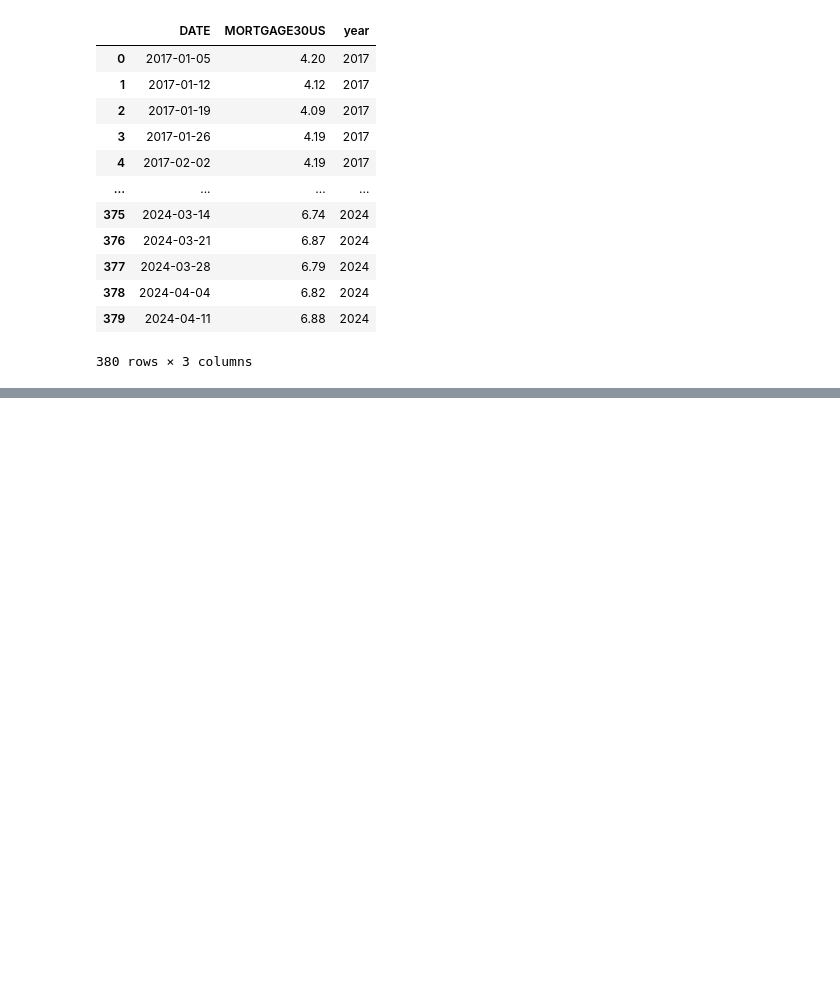
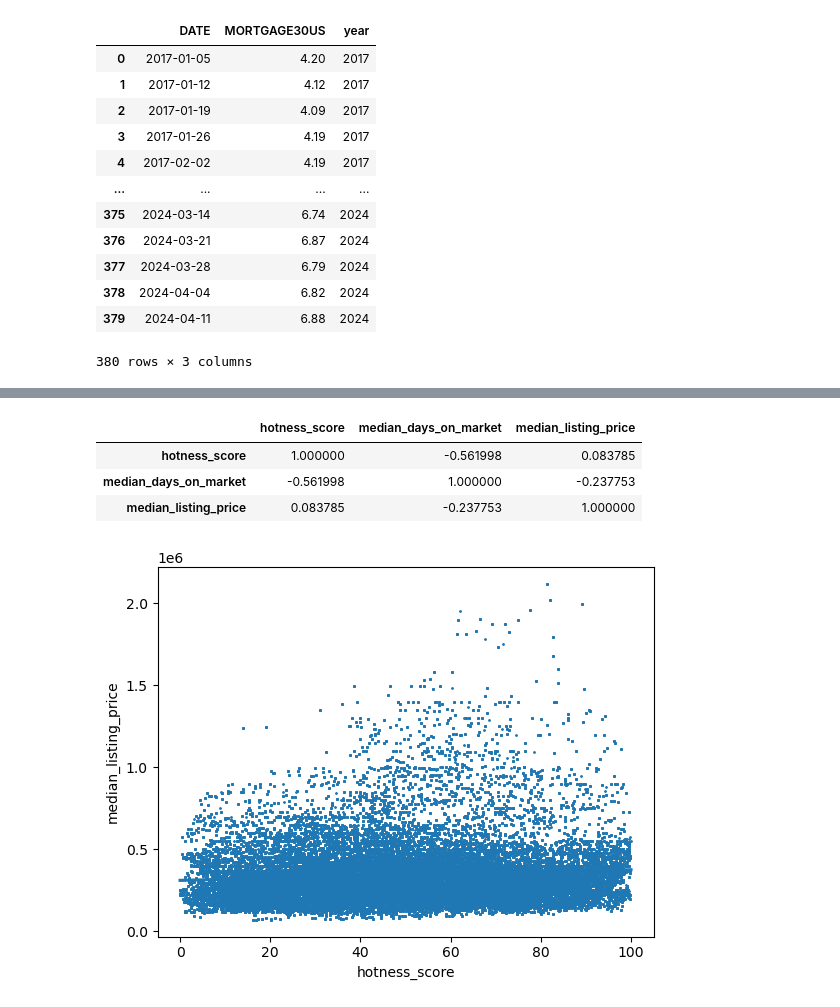
Before and after one commit to siri-anil/Capstone, a Jupyter notebook: capstone.ipynb, the cells around one changed output, grey strips where cells are left out. Saved outputs shown, nothing was run; the diff lists cells and outputs as text; code cells hidden in the pictures; blank space fills up the shorter version.

```diff
--- a/capstone.ipynb
+++ b/capstone.ipynb
@@ -412,0 +416,3 @@ mortgage
+# %%
+hotness_mortgage=pd.merge(hotness,mortgage,on=['year'],how='inner')
+hotness_mortgage
@@ -412,0 +437,11 @@ mortgage
+# %%
+hotness_mortgage[['hotness_score','median_days_on_market','median_listing_price']].corr()
+# %% [output]
+|  | hotness_score | median_days_on_market | median_listing_price |
+| hotness_score | 1.000000 | -0.561998 | 0.083785 |
+| median_days_on_market | -0.561998 | 1.000000 | -0.237753 |
+| median_listing_price | 0.083785 | -0.237753 | 1.000000 |
+# %%
+sns.regplot(x='hotness_score', y='median_listing_price', data=hotness_mortgage,scatter_kws={'s':0.25,'alpha':0.3});
+# %% [output]
+[figure, added]
```
Also changed, not shown: parts of 43 cells of this notebook, 3 other files.
